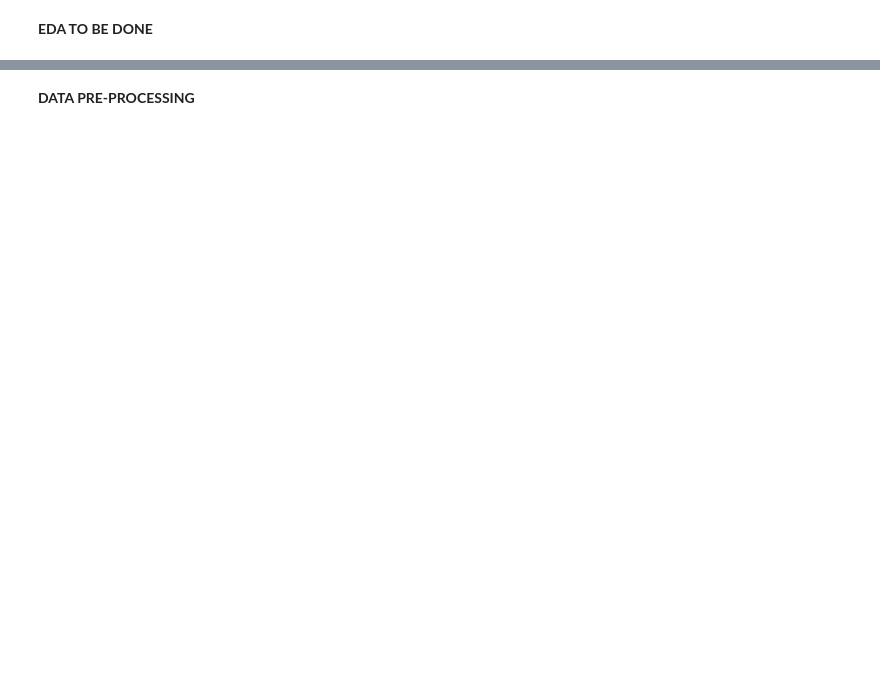
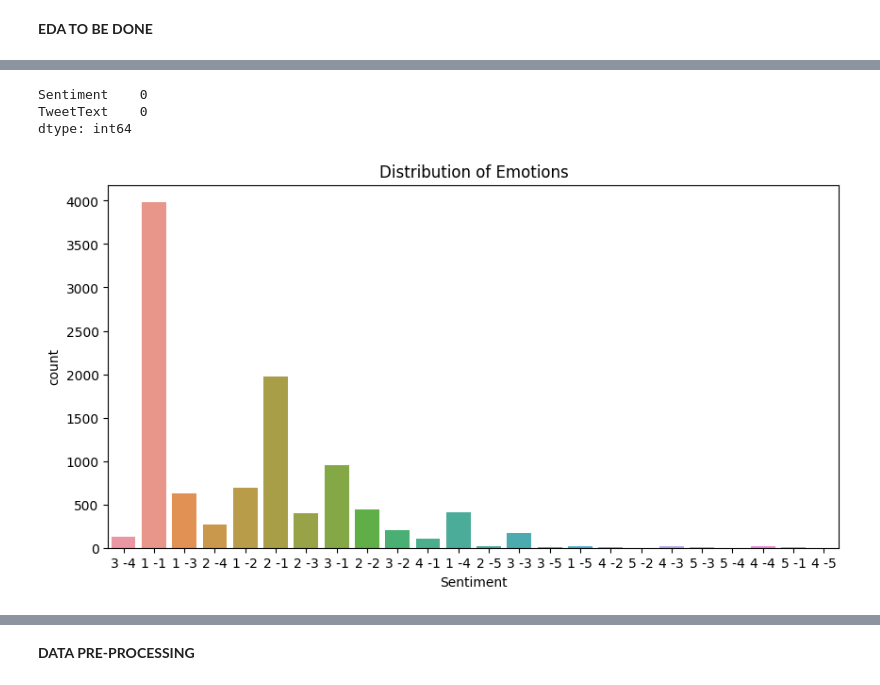
Before and after one commit to tusharmanekar/ML4HC-Project-2, a Jupyter notebook: ML4HC_Project_2_Part_1.ipynb, the cells around one changed output, grey strips where cells are left out. Saved outputs shown, nothing was run; the diff lists cells and outputs as text; code cells hidden in the pictures; blank space fills up the shorter version.

Commit message:
Uploaded Project 2 Part 1 and TweetCOV19_preprocessed.csv

```diff
--- a/ML4HC_Project_2_Part_1.ipynb
+++ b/ML4HC_Project_2_Part_1.ipynb
@@ -34,7 +57,4 @@ stop_words = set(stopwords.words('english'))
 # %% [markdown]
 **LOADING THE DATASET**
 # %%
-df = pd.read_csv("bonus_cov19_sa.csv")
-df.head()
+df = pd.read_csv("TweetsCOV19.csv")
-# %%
-df = df.drop(["ID", "Unnamed: 0"], axis = 1)
@@ -41,2 +88,10 @@ df = df.drop(["ID", "Unnamed: 0"], axis = 1)
+# %%
+# Because of computation limitations we choose 5000 samples
+
+df = df.sample(frac = 0.45)
 # %% [markdown]
 **EDA TO BE DONE**
+# %%
+# We drop all columns other than Sentiment and TweetText since they are irrelevant to this task
+
+df = df.drop(["Unnamed: 0", "TweetId", "Username", "Timestamp", "NoFollowers", "NoFriends", "NoRetweets", "NoFavorites", "Entities", "Mentions", "Hashtags", "URLs", "UserLocation"], axis = 1)
@@ -42,0 +125,15 @@ df = df.drop(["ID", "Unnamed: 0"], axis = 1)
+# %%
+# Check for missing values
+
+print(df.isnull().sum())
+# %% [output]
+Sentiment    0
+TweetText    0
+dtype: int64
+# %%
+plt.figure(figsize=(10,5))
+sns.countplot(x='Sentiment', data=df)
+plt.title('Distribution of Emotions')
+plt.show()
+# %% [output]
+[figure, added]
```
Also changed, not shown: parts of 16 cells of this notebook, 1 other file.
